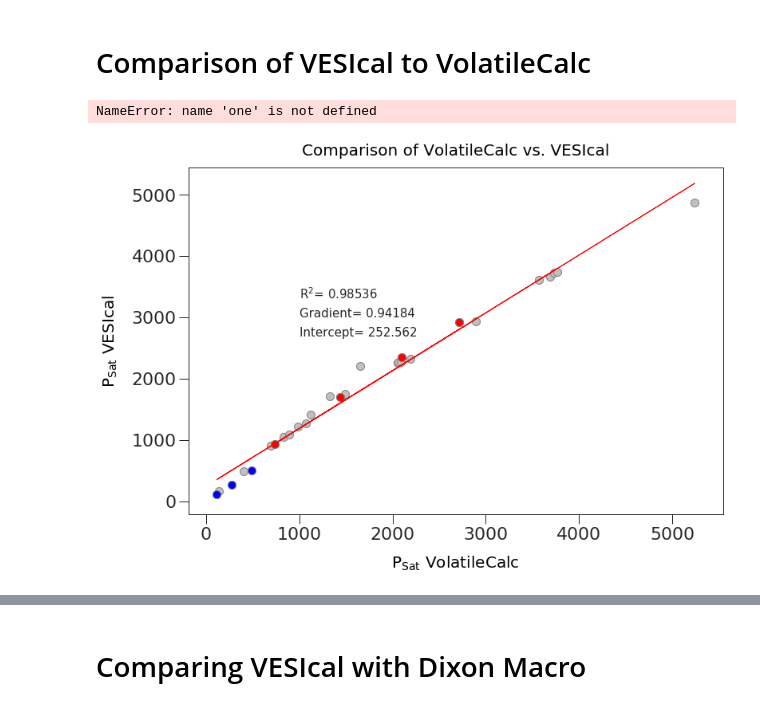
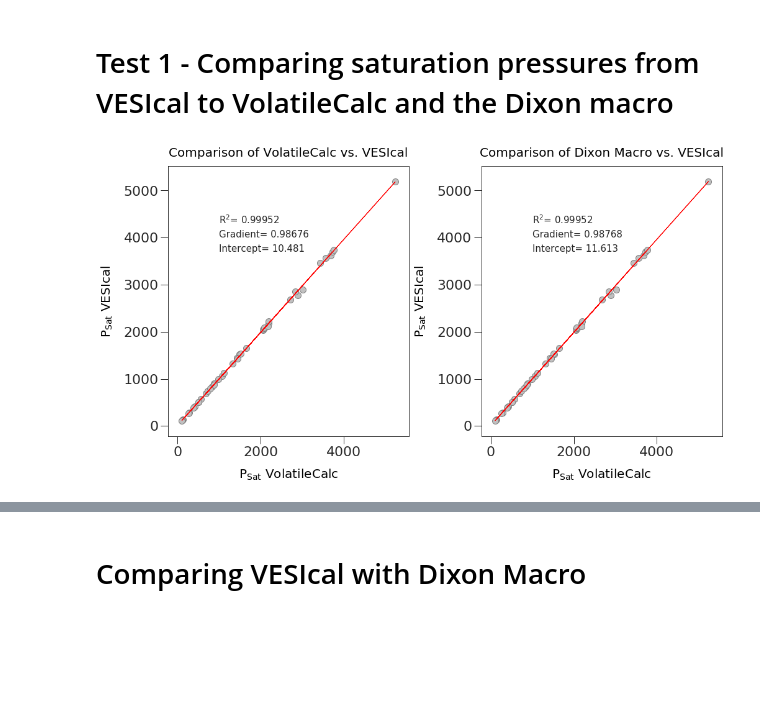
Before and after one commit to kaylai/VESIcal, a Jupyter notebook: Calibration/Testing/Testing_Dixon_1997(VolatileCalc).ipynb, the cells around one changed output, grey strips where cells are left out. Cells and saved outputs as stored; diff of their text form; code cells hidden in the pictures; blank space fills up the shorter version.

```diff
--- a/Calibration/Testing/Testing_Dixon_1997(VolatileCalc).ipynb
+++ b/Calibration/Testing/Testing_Dixon_1997(VolatileCalc).ipynb
@@ -57,43 +34,67 @@ satPs_wtemps_Dixon.head()
-# %% [markdown]
-# Comparison of VESIcal to VolatileCalc
+# %% [markdown]
+# Test 1 - Comparing saturation pressures from VESIcal to VolatileCalc and the Dixon macro
 # %%
 # Making linear regression
+# VolatileCalc
 X=VolatileCalc_PSat
 Y=satPs_wtemps_Dixon['SaturationP_bars_VESIcal']
 mask = ~np.isnan(X) & ~np.isnan(Y)
 X_noNan=X[mask].values.reshape(-1, 1)
 Y_noNan=Y[mask].values.reshape(-1, 1)
 lr=LinearRegression()
 lr.fit(X_noNan,Y_noNan)
 Y_pred=lr.predict(X_noNan)
 #X - Y comparison of pressures
-fig, ax1 = plt.subplots(figsize = (12,8)) # adjust dimensions of figure here
+fig, (ax1, ax2) = plt.subplots(1, 2, figsize = (16,8)) # adjust dimensions of figure here
 font = {'family': 'sans-serif',
         'color':  'black',
         'weight': 'normal',
         'size': 20,
         }
 ax1.set_title('Comparison of VolatileCalc vs. VESIcal',
         fontdict= font, pad = 15)
-plt.xlabel('P$_{Sat}$ VolatileCalc', fontdict=font, labelpad = 15)
-plt.ylabel('P$_{Sat}$ VESIcal', fontdict=font, labelpad = 15)
-plt.plot(X_noNan,Y_pred, color='red', linewidth=1)
-plt.scatter(X_noNan, Y_noNan,  s=100, edgecolors='gray', facecolors='silver', marker='o')
-plt.scatter(X[22:26], Y[22:26],  s=100, edgecolors='gray', facecolors='red', marker='o', label = 'No H2O')
-plt.scatter(X[26:30], Y[26:30],  s=100, edgecolors='gray', facecolors='blue', marker='o', label = 'No CO2')
+ax1.set_xlabel('P$_{Sat}$ VolatileCalc', fontdict=font, labelpad = 15)
+ax1.set_ylabel('P$_{Sat}$ VESIcal', fontdict=font, labelpad = 15)
+ax1.plot(X_noNan,Y_pred, color='red', linewidth=1)
+ax1.scatter(X_noNan, Y_noNan,  s=100, edgecolors='gray', facecolors='silver', marker='o')
+I='Intercept= ' + str(np.round(lr.intercept_, 3))[1:-1]
+G='Gradient= '  + str(np.round(lr.coef_, 5))[2:-2]
+R='R$^2$= ' +  str(np.round(r2_score(Y_noNan, Y_pred), 5))
+#one='1:1 line'
+ax1.text(1000, 3700, I, fontsize=15)
+ax1.text(1000, 4000, G, fontsize=15)
+ax1.text(1000, 4300, R, fontsize=15)
 
+
+#Dixon Macro
+X=DixonMacro_PSat
+Y=satPs_wtemps_Dixon['SaturationP_bars_VESIcal']
+mask = ~np.isnan(X) & ~np.isnan(Y)
+X_noNan=X[mask].values.reshape(-1, 1)
+Y_noNan=Y[mask].values.reshape(-1, 1)
+lr=LinearRegression()
+lr.fit(X_noNan,Y_noNan)
+Y_pred=lr.predict(X_noNan)
+#X - Y comparison of pressures
+
+ax2.set_title('Comparison of Dixon Macro vs. VESIcal',
+        fontdict= font, pad = 15)
+ax2.set_xlabel('P$_{Sat}$ VolatileCalc', fontdict=font, labelpad = 15)
+ax2.set_ylabel('P$_{Sat}$ VESIcal', fontdict=font, labelpad = 15)
+ax2.plot(X_noNan,Y_pred, color='red', linewidth=1)
+ax2.scatter(X_noNan, Y_noNan,  s=100, edgecolors='gray', facecolors='silver', marker='o')
 
 
 #plt.plot([0, 4000], [0, 4000])
 I='Intercept= ' + str(np.round(lr.intercept_, 3))[1:-1]
 G='Gradient= '  + str(np.round(lr.coef_, 5))[2:-2]
 R='R$^2$= ' +  str(np.round(r2_score(Y_noNan, Y_pred), 5))
 #one='1:1 line'
-plt.text(1000, 2700, I, fontsize=15)
-plt.text(1000, 3000, G, fontsize=15)
-plt.text(1000, 3300, R, fontsize=15)
-plt.text(4000, 4000, one, fontsize=15)
-plt.legend()
+ax2.text(1000, 3700, I, fontsize=15)
+ax2.text(1000, 4000, G, fontsize=15)
+ax2.text(1000, 4300, R, fontsize=15)
+
+
+plt.subplots_adjust(left=0.125, bottom=None, right=0.9, top=None, wspace=0.3, hspace=None)
 # %% [output]
-NameError: name 'one' is not defined
-[figure, old version]
+[figure, new version]
```
Also changed, not shown: parts of 21 cells of this notebook, 1 other file.
